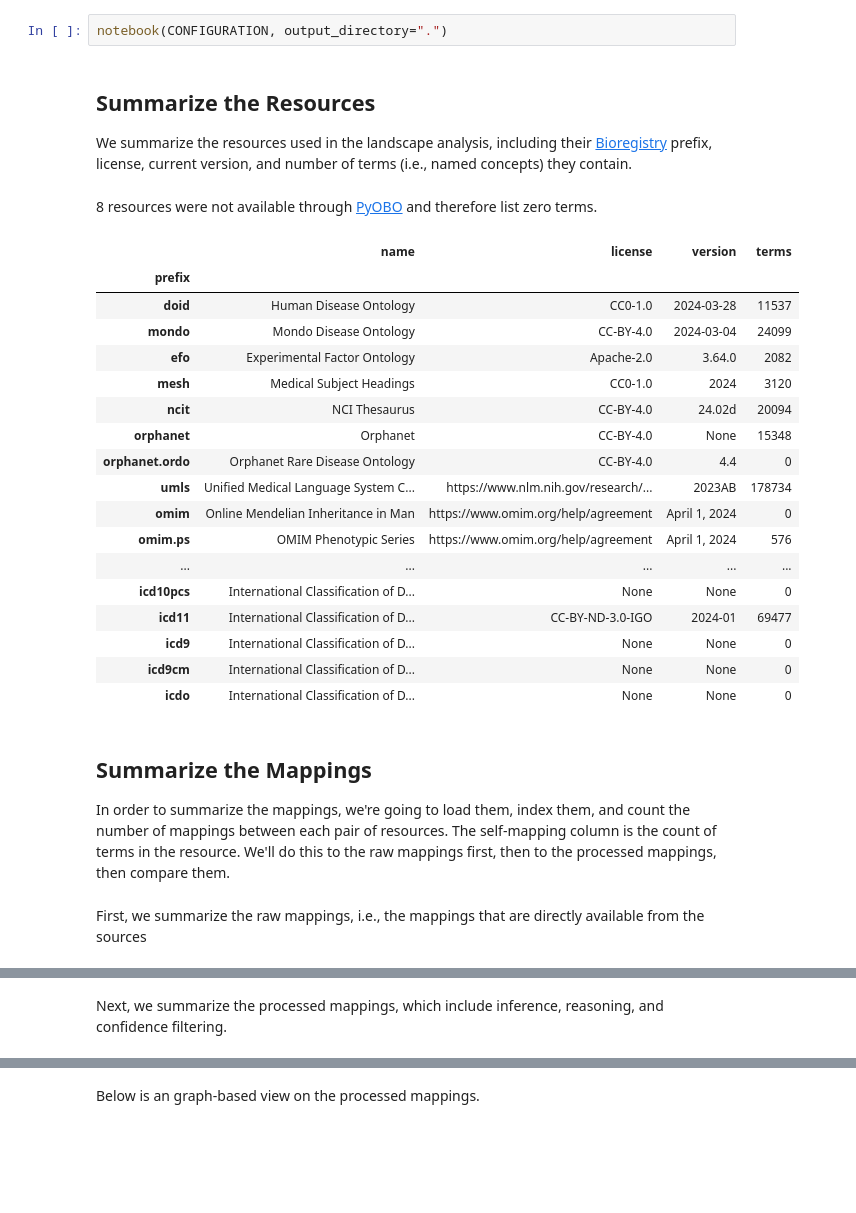
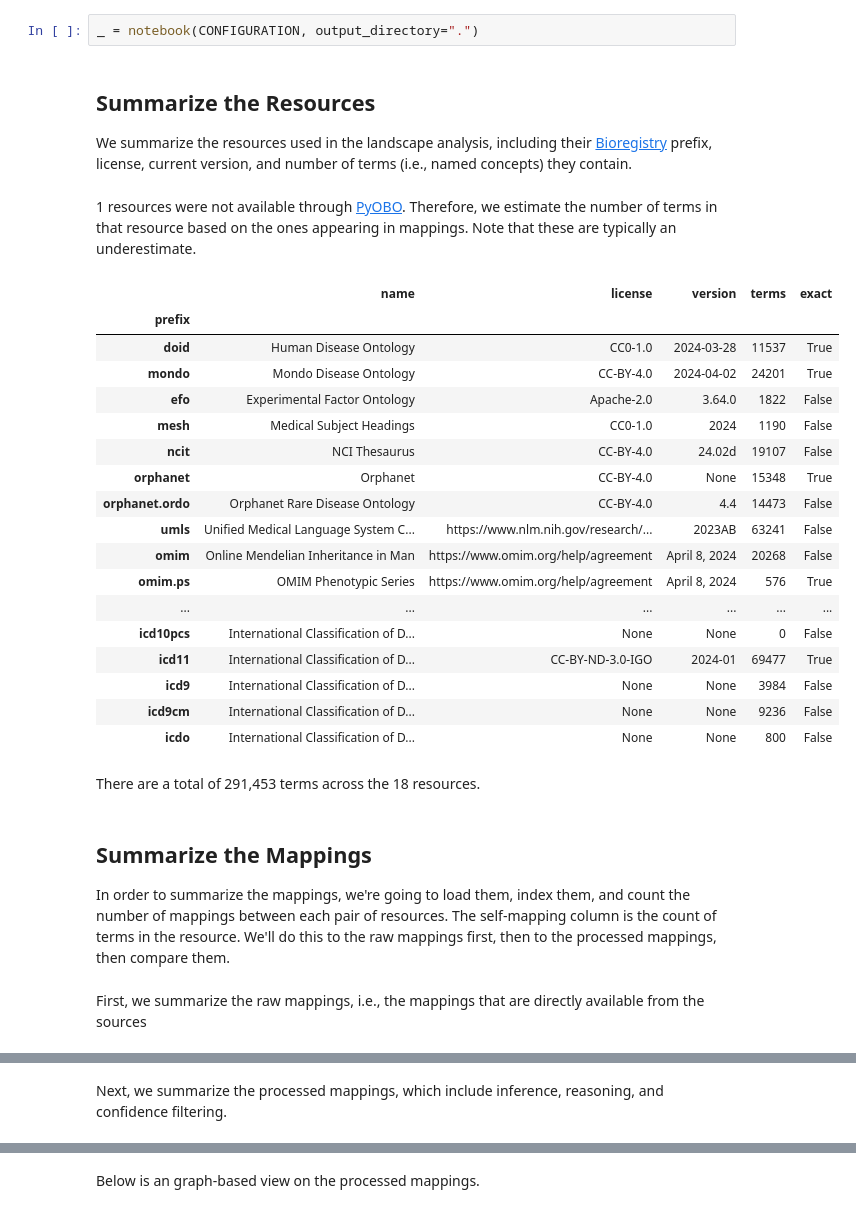
Before and after one commit to biopragmatics/semra, a Jupyter notebook: scripts/disease/disease-landscape.ipynb, the cells around one changed output, grey strips where cells are left out. Saved outputs shown, nothing was run; the diff lists cells and outputs as text; blank space fills up the shorter version.

Commit message:
Reorganize code and update notebooks

```diff
--- a/scripts/disease/disease-landscape.ipynb
+++ b/scripts/disease/disease-landscape.ipynb
@@ -6,38 +5,41 @@ from semra.analysis.landscape import notebook
 * 'underscore_attrs_are_private' has been removed
   warnings.warn(message, UserWarning)
 # %%
-notebook(CONFIGURATION, output_directory=".")
+_ = notebook(CONFIGURATION, output_directory=".")
 # %% [output]
 ## Summarize the Resources
 
 We summarize the resources used in the landscape analysis, including their [Bioregistry](https://bioregistry.io)
 prefix, license, current version, and number of terms (i.e., named concepts) they contain.
-8 resources were not available through
-[PyOBO](https://github.com/biopragmatics/pyobo) and therefore list zero terms.
+1 resources were not available through
+[PyOBO](https://github.com/biopragmatics/pyobo). Therefore, we estimate the number
+of terms in that resource based on the ones appearing in mappings. Note that these
+are typically an underestimate.
-|  | name | license | version | terms |
-| prefix |  |  |  |  |
-| doid | Human Disease Ontology | CC0-1.0 | 2024-03-28 | 11537 |
-| mondo | Mondo Disease Ontology | CC-BY-4.0 | 2024-03-04 | 24099 |
-| efo | Experimental Factor Ontology | Apache-2.0 | 3.64.0 | 2082 |
-| mesh | Medical Subject Headings | CC0-1.0 | 2024 | 3120 |
-| ncit | NCI Thesaurus | CC-BY-4.0 | 24.02d | 20094 |
-| orphanet | Orphanet | CC-BY-4.0 | None | 15348 |
-| orphanet.ordo | Orphanet Rare Disease Ontology | CC-BY-4.0 | 4.4 | 0 |
-| umls | Unified Medical Language System C... | https://www.nlm.nih.gov/research/... | 2023AB | 178734 |
-| omim | Online Mendelian Inheritance in Man | https://www.omim.org/help/agreement | April 1, 2024 | 0 |
-| omim.ps | OMIM Phenotypic Series | https://www.omim.org/help/agreement | April 1, 2024 | 576 |
-| ... | ... | ... | ... | ... |
-| icd10pcs | International Classification of D... | None | None | 0 |
-| icd11 | International Classification of D... | CC-BY-ND-3.0-IGO | 2024-01 | 69477 |
-| icd9 | International Classification of D... | None | None | 0 |
-| icd9cm | International Classification of D... | None | None | 0 |
-| icdo | International Classification of D... | None | None | 0 |
+|  | name | license | version | terms | exact |
+| prefix |  |  |  |  |  |
+| doid | Human Disease Ontology | CC0-1.0 | 2024-03-28 | 11537 | True |
+| mondo | Mondo Disease Ontology | CC-BY-4.0 | 2024-04-02 | 24201 | True |
+| efo | Experimental Factor Ontology | Apache-2.0 | 3.64.0 | 1822 | False |
+| mesh | Medical Subject Headings | CC0-1.0 | 2024 | 1190 | False |
+| ncit | NCI Thesaurus | CC-BY-4.0 | 24.02d | 19107 | False |
+| orphanet | Orphanet | CC-BY-4.0 | None | 15348 | True |
+| orphanet.ordo | Orphanet Rare Disease Ontology | CC-BY-4.0 | 4.4 | 14473 | False |
+| umls | Unified Medical Language System C... | https://www.nlm.nih.gov/research/... | 2023AB | 63241 | False |
+| omim | Online Mendelian Inheritance in Man | https://www.omim.org/help/agreement | April 8, 2024 | 20268 | False |
+| omim.ps | OMIM Phenotypic Series | https://www.omim.org/help/agreement | April 8, 2024 | 576 | True |
+| ... | ... | ... | ... | ... | ... |
+| icd10pcs | International Classification of D... | None | None | 0 | False |
+| icd11 | International Classification of D... | CC-BY-ND-3.0-IGO | 2024-01 | 69477 | True |
+| icd9 | International Classification of D... | None | None | 3984 | False |
+| icd9cm | International Classification of D... | None | None | 9236 | False |
+| icdo | International Classification of D... | None | None | 800 | False |
-## Summarize the Mappings
-
-In order to summarize the mappings, we're going to load them, index them, and count
-the number of mappings between each pair of resources. The self-mapping column is
-the count of terms in the resource. We'll do this to the raw mappings first, then
-to the processed mappings, then compare them.
+There are a total of 291,453 terms across the 18 resources.
-First, we summarize the raw mappings, i.e., the mappings that are directly available from the sources
+## Summarize the Mappings
+
+In order to summarize the mappings, we're going to load them, index them, and count
+the number of mappings between each pair of resources. The self-mapping column is
+the count of terms in the resource. We'll do this to the raw mappings first, then
+to the processed mappings, then compare them.
+First, we summarize the raw mappings, i.e., the mappings that are directly available from the sources
 | target_prefix | doid | mondo | efo | mesh | ncit | orphanet | orphanet.ordo | umls | omim | omim.ps | ... |
 | source_prefix |  |  |  |  |  |  |  |  |  |  | ... |
@@ -60,3 +62,3 @@ First, we summarize the raw mappings, i.e., the mappings that are directly avail
-Next, we summarize the processed mappings, which include inference, reasoning, and confidence filtering.
+Next, we summarize the processed mappings, which include inference, reasoning, and confidence filtering.
 | target_prefix | doid | mondo | efo | mesh | ncit | orphanet | orphanet.ordo | umls | omim | omim.ps | ... |
 | source_prefix |  |  |  |  |  |  |  |  |  |  | ... |
@@ -79,2 +81,2 @@ Next, we summarize the processed mappings, which include inference, reasoning, a
-Below is an graph-based view on the processed mappings.
+Below is an graph-based view on the processed mappings.
 [drawing not drawn]
```
Also changed, not shown: parts of 2 cells of this notebook, 39 other files.
